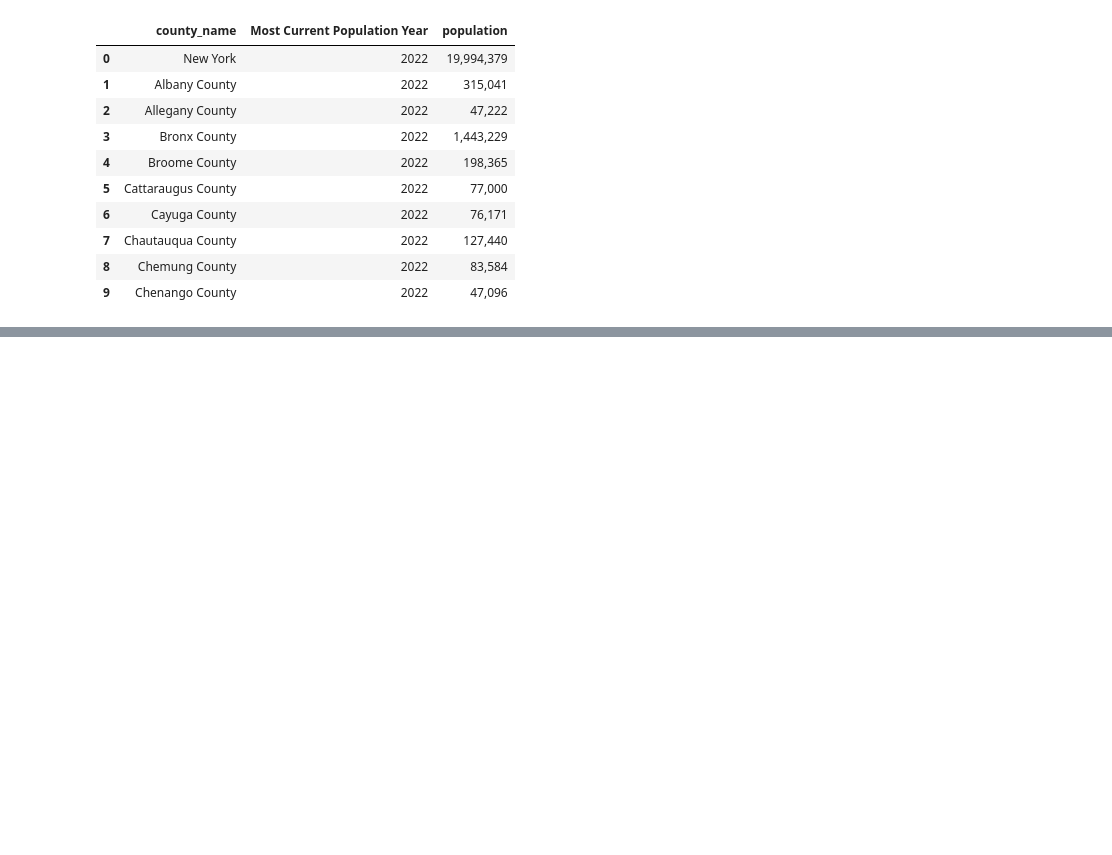
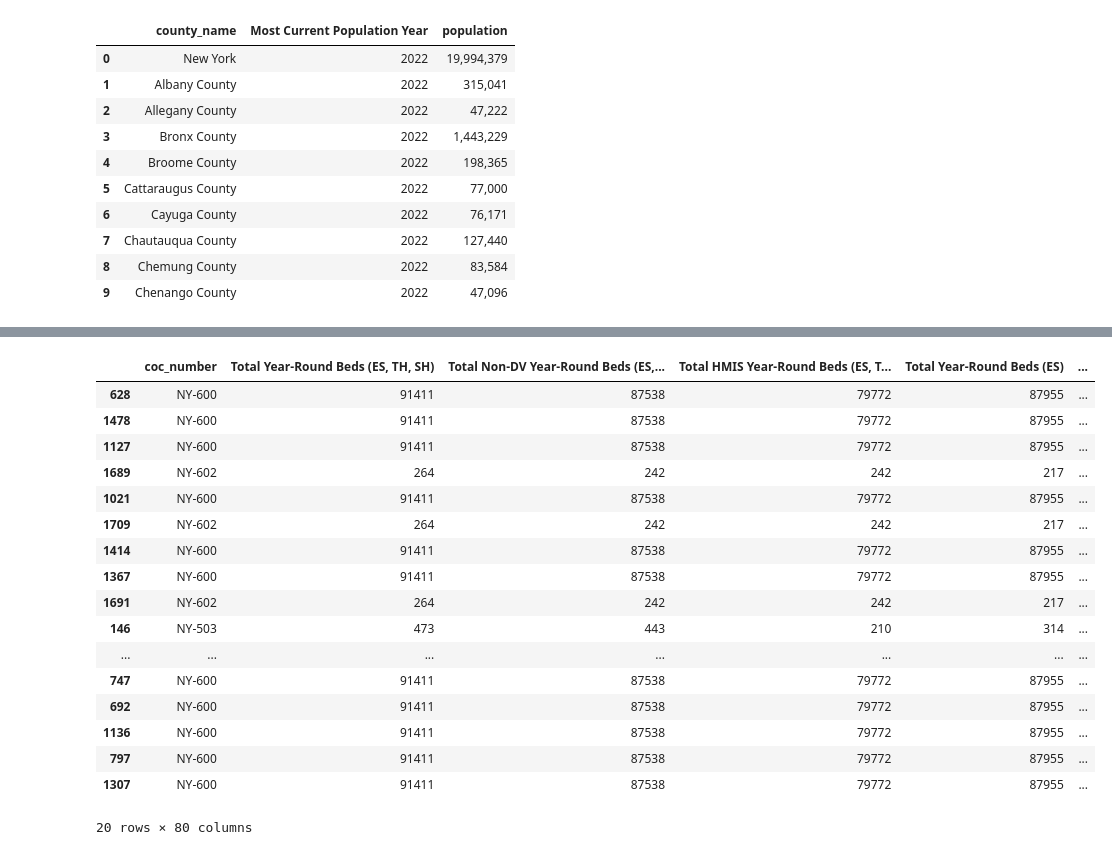
Before and after one commit to LDeYoung17/housing-data-study, a Jupyter notebook: notebooks/EDA_ML.ipynb, the cells around one changed output, grey strips where cells are left out. Cells and saved outputs as stored; diff of their text form; code cells hidden in the pictures; blank space fills up the shorter version.

```diff
--- a/notebooks/EDA_ML.ipynb
+++ b/notebooks/EDA_ML.ipynb
@@ -287,0 +216,6 @@ HOPWAMedAssistedLivingFac
+# %%
+hud_num_df = hud_num_df[hud_num_columns]
+# %%
+hud_num_df = hud_num_df.query("CoC.str.contains('Suffolk') or CoC.str.contains('Nassau') or CoC.str.contains('Westchester') or CoC.str.contains('New York City') or CoC.str.contains('Erie') or CoC.str.contains('Monroe') or CoC.str.contains('Onondaga') or CoC.str.contains('Orange') or CoC.str.contains('Rockland') or CoC.str.contains('Albany') or CoC.str.contains('Dutchess')").reset_index()
+# %%
+hud_num_df.drop(['index'], axis=1, inplace=True)
@@ -287,0 +242,21 @@ HOPWAMedAssistedLivingFac
+# %%
+display(hud_num_df.sample(20))
+# %% [output]
+|  | coc_number | Total Year-Round Beds (ES, TH, SH) | Total Non-DV Year-Round Beds (ES,... | Total HMIS Year-Round Beds (ES, T... | Total Year-Round Beds (ES) | ... |
+| 628 | NY-600 | 91411 | 87538 | 79772 | 87955 | ... |
+| 1478 | NY-600 | 91411 | 87538 | 79772 | 87955 | ... |
+| 1127 | NY-600 | 91411 | 87538 | 79772 | 87955 | ... |
+| 1689 | NY-602 | 264 | 242 | 242 | 217 | ... |
+| 1021 | NY-600 | 91411 | 87538 | 79772 | 87955 | ... |
+| 1709 | NY-602 | 264 | 242 | 242 | 217 | ... |
+| 1414 | NY-600 | 91411 | 87538 | 79772 | 87955 | ... |
+| 1367 | NY-600 | 91411 | 87538 | 79772 | 87955 | ... |
+| 1691 | NY-602 | 264 | 242 | 242 | 217 | ... |
+| 146 | NY-503 | 473 | 443 | 210 | 314 | ... |
+| ... | ... | ... | ... | ... | ... | ... |
+| 747 | NY-600 | 91411 | 87538 | 79772 | 87955 | ... |
+| 692 | NY-600 | 91411 | 87538 | 79772 | 87955 | ... |
+| 1136 | NY-600 | 91411 | 87538 | 79772 | 87955 | ... |
+| 797 | NY-600 | 91411 | 87538 | 79772 | 87955 | ... |
+| 1307 | NY-600 | 91411 | 87538 | 79772 | 87955 | ... |
+20 rows × 80 columns
```
Also changed, not shown: parts of 37 cells of this notebook, 1 other file.
